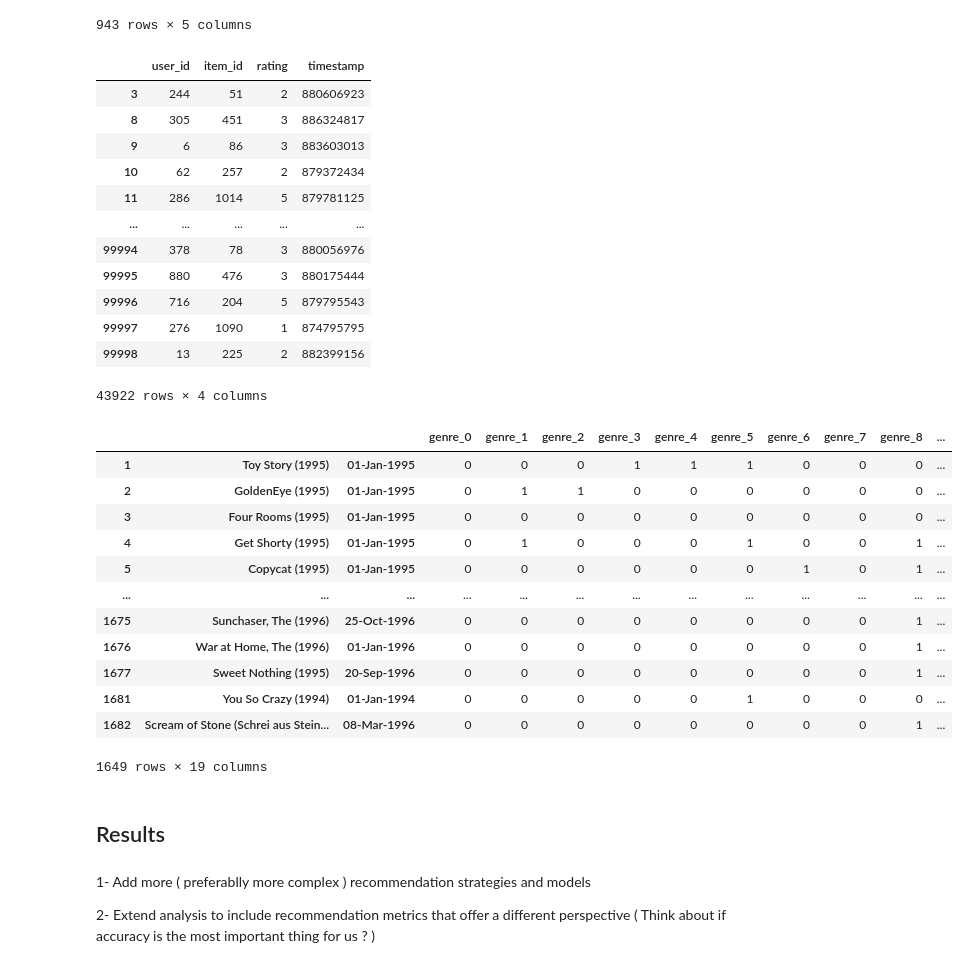
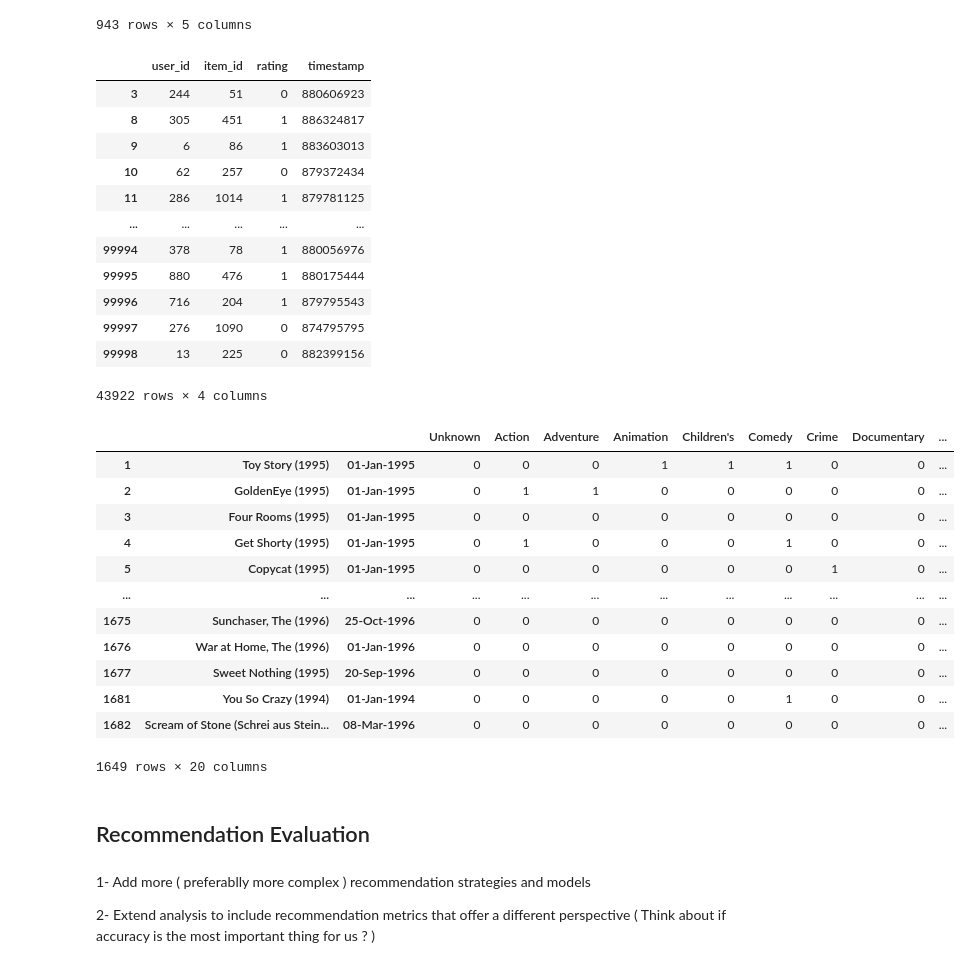
Before and after one commit to emrekuruu/MovieLens, a Jupyter notebook: evaluation.ipynb, the cells around one changed output. Cells and saved outputs as stored; diff of their text form; code cells hidden in the pictures.

```diff
--- a/evaluation.ipynb
+++ b/evaluation.ipynb
@@ -13,6 +14,28 @@ movies = pd.read_csv('ml-100k/u.item', sep='|', encoding='latin-1', header=None,
 # Load the user data
 users = pd.read_csv('ml-100k/u.user', sep='|', header=None,
                     names=['user_id', 'age', 'gender', 'occupation', 'zip_code'])
+
+genres = [
+    "Unknown",
+    "Action",
+    "Adventure",
+    "Animation",
+    "Children's",
+    "Comedy",
+    "Crime",
+    "Documentary",
+    "Drama",
+    "Fantasy",
+    "Film-Noir",
+    "Horror",
+    "Musical",
+    "Mystery",
+    "Romance",
+    "Sci-Fi",
+    "Thriller",
+    "War",
+    "Western"
+]
 # %%
 users
 # %% [output]
@@ -33,41 +56,44 @@ users
 user_interactions = ratings.groupby('user_id').size()
 user_indexes = user_interactions[user_interactions > 200].index
 ratings = ratings[ratings.user_id.isin(user_indexes)]
+ratings.rating = [1 if rating > 2.5 else 0 for rating in ratings.rating]
 ratings
 # %% [output]
 |  | user_id | item_id | rating | timestamp |
-| 3 | 244 | 51 | 2 | 880606923 |
-| 8 | 305 | 451 | 3 | 886324817 |
-| 9 | 6 | 86 | 3 | 883603013 |
-| 10 | 62 | 257 | 2 | 879372434 |
-| 11 | 286 | 1014 | 5 | 879781125 |
+| 3 | 244 | 51 | 0 | 880606923 |
+| 8 | 305 | 451 | 1 | 886324817 |
+| 9 | 6 | 86 | 1 | 883603013 |
+| 10 | 62 | 257 | 0 | 879372434 |
+| 11 | 286 | 1014 | 1 | 879781125 |
 | ... | ... | ... | ... | ... |
-| 99994 | 378 | 78 | 3 | 880056976 |
-| 99995 | 880 | 476 | 3 | 880175444 |
-| 99996 | 716 | 204 | 5 | 879795543 |
-| 99997 | 276 | 1090 | 1 | 874795795 |
-| 99998 | 13 | 225 | 2 | 882399156 |
+| 99994 | 378 | 78 | 1 | 880056976 |
+| 99995 | 880 | 476 | 1 | 880175444 |
+| 99996 | 716 | 204 | 1 | 879795543 |
+| 99997 | 276 | 1090 | 0 | 874795795 |
+| 99998 | 13 | 225 | 0 | 882399156 |
 43922 rows × 4 columns
 # %%
 movies = movies[movies.index.get_level_values(0).isin(ratings.item_id)]
 movies = movies.dropna(axis=1)
+movies.columns = genres
+movies["Title"] = movies.index.get_level_values(1)
 movies
 # %% [output]
-|  |  |  | genre_0 | genre_1 | genre_2 | genre_3 | genre_4 | genre_5 | genre_6 | genre_7 | genre_8 | ... |
-| 1 | Toy Story (1995) | 01-Jan-1995 | 0 | 0 | 0 | 1 | 1 | 1 | 0 | 0 | 0 | ... |
-| 2 | GoldenEye (1995) | 01-Jan-1995 | 0 | 1 | 1 | 0 | 0 | 0 | 0 | 0 | 0 | ... |
-| 3 | Four Rooms (1995) | 01-Jan-1995 | 0 | 0 | 0 | 0 | 0 | 0 | 0 | 0 | 0 | ... |
-| 4 | Get Shorty (1995) | 01-Jan-1995 | 0 | 1 | 0 | 0 | 0 | 1 | 0 | 0 | 1 | ... |
-| 5 | Copycat (1995) | 01-Jan-1995 | 0 | 0 | 0 | 0 | 0 | 0 | 1 | 0 | 1 | ... |
-| ... | ... | ... | ... | ... | ... | ... | ... | ... | ... | ... | ... | ... |
-| 1675 | Sunchaser, The (1996) | 25-Oct-1996 | 0 | 0 | 0 | 0 | 0 | 0 | 0 | 0 | 1 | ... |
-| 1676 | War at Home, The (1996) | 01-Jan-1996 | 0 | 0 | 0 | 0 | 0 | 0 | 0 | 0 | 1 | ... |
-| 1677 | Sweet Nothing (1995) | 20-Sep-1996 | 0 | 0 | 0 | 0 | 0 | 0 | 0 | 0 | 1 | ... |
-| 1681 | You So Crazy (1994) | 01-Jan-1994 | 0 | 0 | 0 | 0 | 0 | 1 | 0 | 0 | 0 | ... |
-| 1682 | Scream of Stone (Schrei aus Stein... | 08-Mar-1996 | 0 | 0 | 0 | 0 | 0 | 0 | 0 | 0 | 1 | ... |
+|  |  |  | Unknown | Action | Adventure | Animation | Children's | Comedy | Crime | Documentary | ... |
+| 1 | Toy Story (1995) | 01-Jan-1995 | 0 | 0 | 0 | 1 | 1 | 1 | 0 | 0 | ... |
+| 2 | GoldenEye (1995) | 01-Jan-1995 | 0 | 1 | 1 | 0 | 0 | 0 | 0 | 0 | ... |
+| 3 | Four Rooms (1995) | 01-Jan-1995 | 0 | 0 | 0 | 0 | 0 | 0 | 0 | 0 | ... |
+| 4 | Get Shorty (1995) | 01-Jan-1995 | 0 | 1 | 0 | 0 | 0 | 1 | 0 | 0 | ... |
+| 5 | Copycat (1995) | 01-Jan-1995 | 0 | 0 | 0 | 0 | 0 | 0 | 1 | 0 | ... |
+| ... | ... | ... | ... | ... | ... | ... | ... | ... | ... | ... | ... |
+| 1675 | Sunchaser, The (1996) | 25-Oct-1996 | 0 | 0 | 0 | 0 | 0 | 0 | 0 | 0 | ... |
+| 1676 | War at Home, The (1996) | 01-Jan-1996 | 0 | 0 | 0 | 0 | 0 | 0 | 0 | 0 | ... |
+| 1677 | Sweet Nothing (1995) | 20-Sep-1996 | 0 | 0 | 0 | 0 | 0 | 0 | 0 | 0 | ... |
+| 1681 | You So Crazy (1994) | 01-Jan-1994 | 0 | 0 | 0 | 0 | 0 | 1 | 0 | 0 | ... |
+| 1682 | Scream of Stone (Schrei aus Stein... | 08-Mar-1996 | 0 | 0 | 0 | 0 | 0 | 0 | 0 | 0 | ... |
-1649 rows × 19 columns
+1649 rows × 20 columns
-# %% [markdown]
-## Results
+# %% [markdown]
+## Recommendation Evaluation
 # %% [markdown]
 1- Add more ( preferablly more complex ) recommendation strategies and models
 
```
Also changed, not shown: parts of 15 cells of this notebook, 4 other files.
